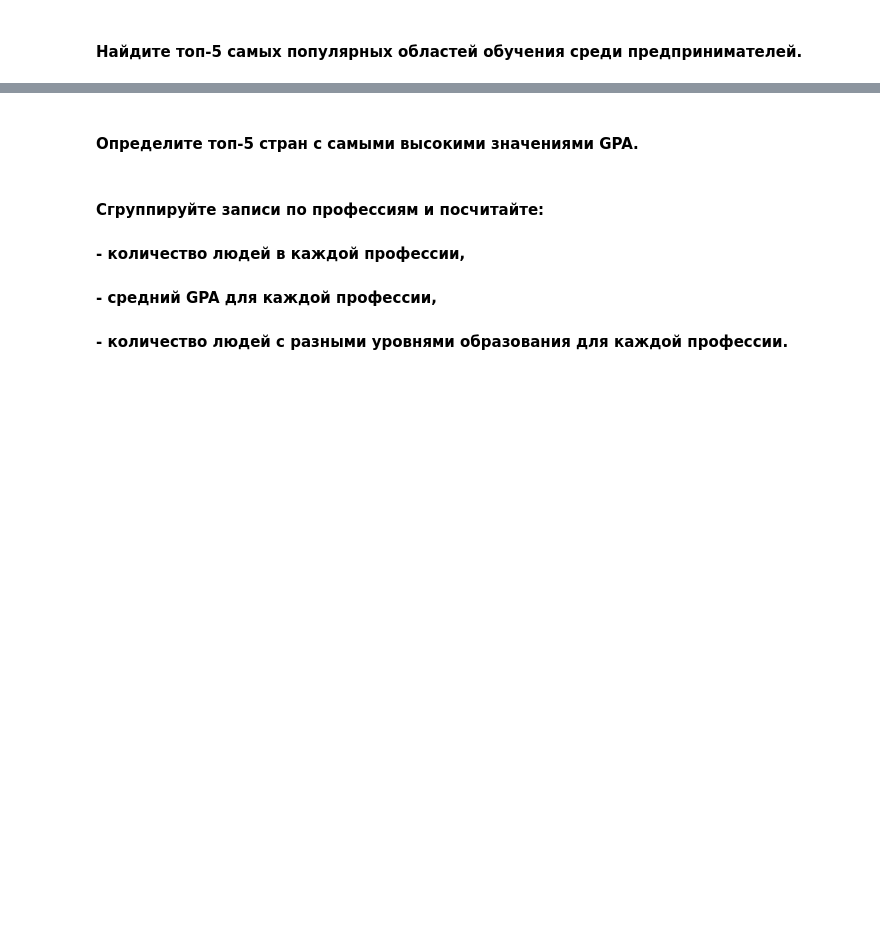
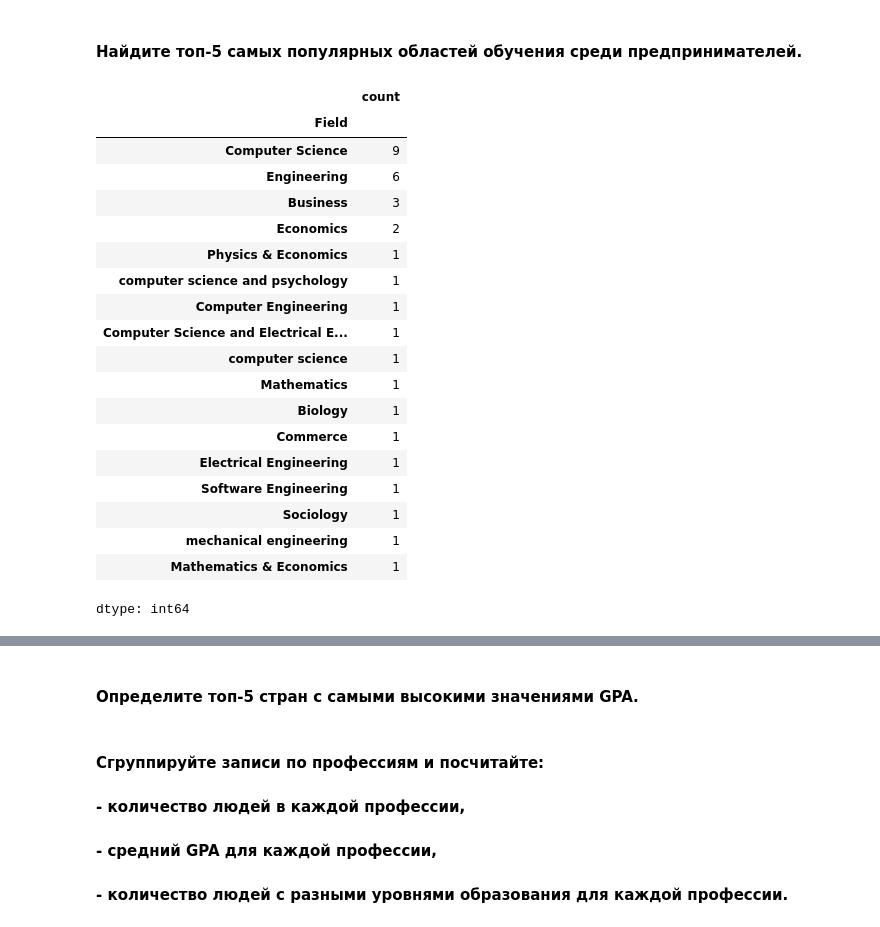
Before and after one commit to Alena-Ab/lingdata, a Jupyter notebook: homework22-23/hw1_2025.ipynb, the cells around one changed output, grey strips where cells are left out. Drawn from its saved outputs; the diff is of its cells as text; code cells hidden in the pictures; blank space fills up the shorter version.

```diff
--- a/homework22-23/hw1_2025.ipynb
+++ b/homework22-23/hw1_2025.ipynb
@@ -254,7 +250,7 @@ df.shape
 #### - "Low", если GPA ниже 3 баллов.
 # %%
 def gpa_value(value):
-    if value > 3.5:
+    if value >= 3.5:
         return 'High'
     elif value < 3:
         return 'Low'
@@ -349,2 +349,27 @@ df.shape
 # %% [markdown]
 #### Найдите топ-5 самых популярных областей обучения среди предпринимателей.
+# %%
+df_popular = df[df['Occupation'].str.contains('Entrepreneur', na=False)]
+
+df_popular['Field'].value_counts()
+# %% [output]
+|  | count |
+| Field |  |
+| Computer Science | 9 |
+| Engineering | 6 |
+| Business | 3 |
+| Economics | 2 |
+| Physics & Economics | 1 |
+| computer science and psychology | 1 |
+| Computer Engineering | 1 |
+| Computer Science and Electrical E... | 1 |
+| computer science | 1 |
+| Mathematics | 1 |
+| Biology | 1 |
+| Commerce | 1 |
+| Electrical Engineering | 1 |
+| Software Engineering | 1 |
+| Sociology | 1 |
+| mechanical engineering | 1 |
+| Mathematics & Economics | 1 |
+dtype: int64
```
Also changed, not shown: parts of 7 cells of this notebook.
